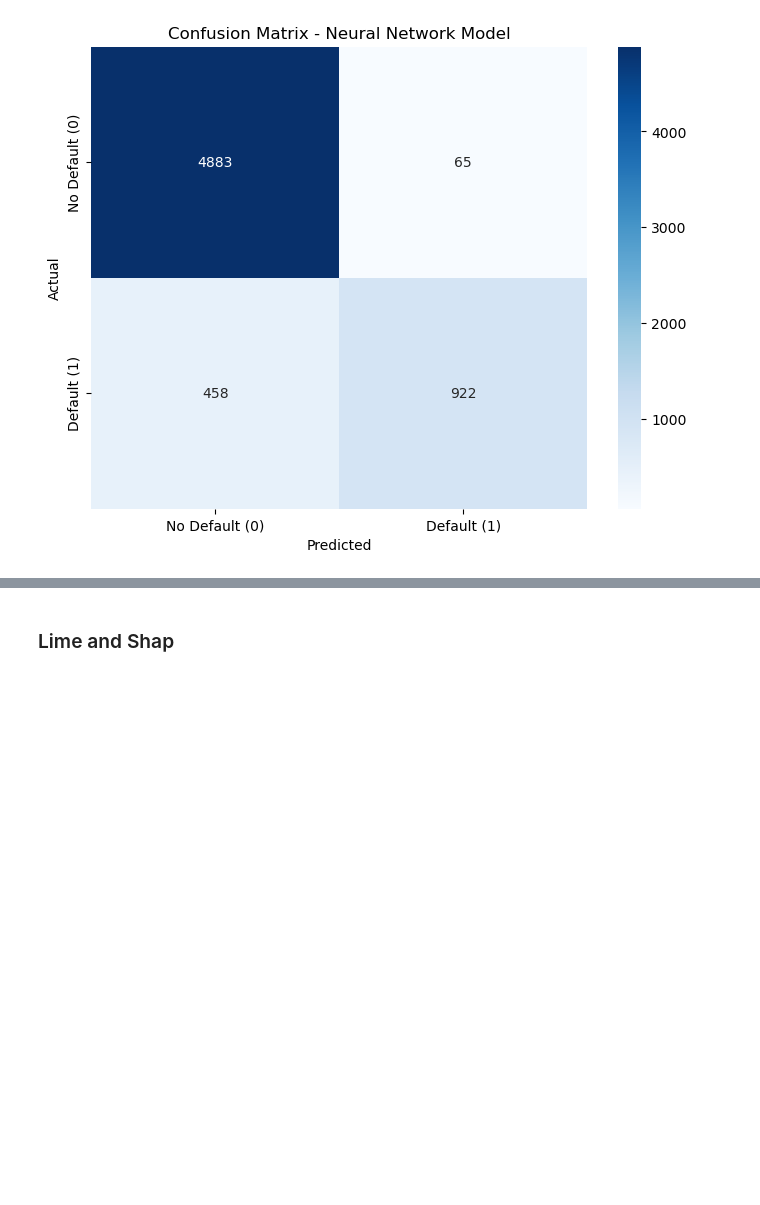
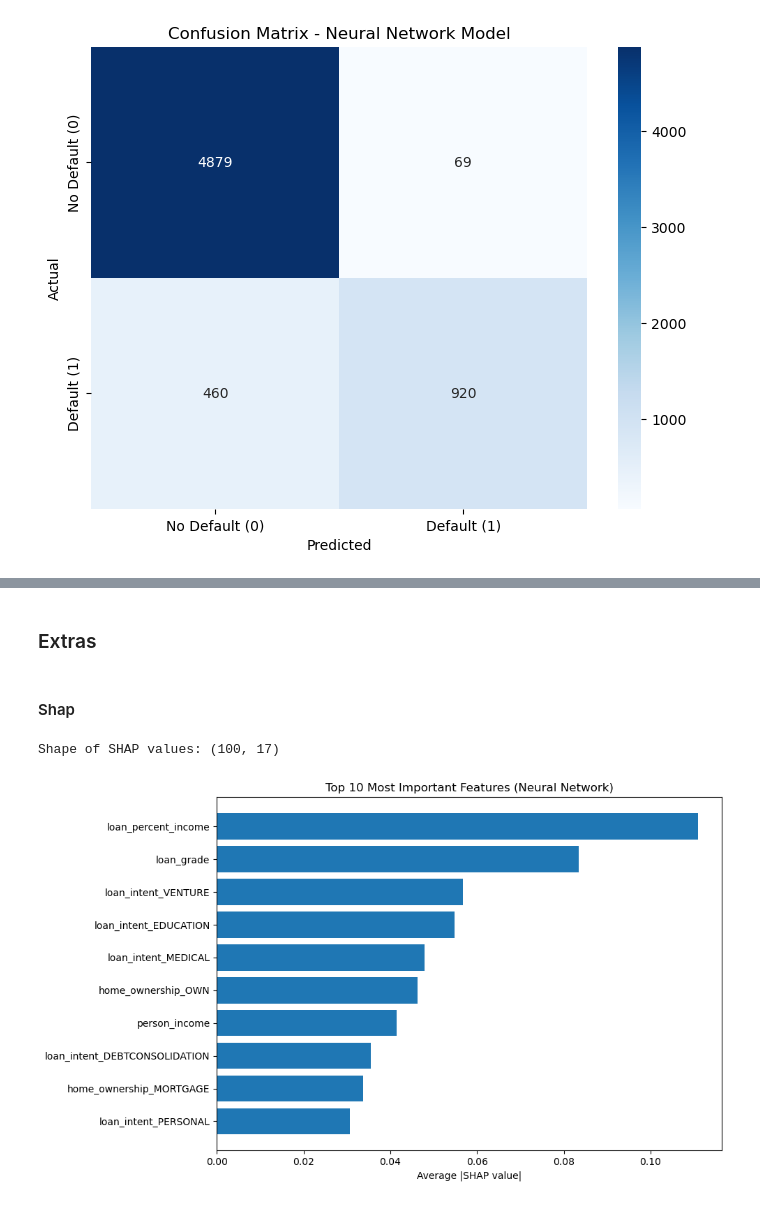
Before and after one commit to Notplays/Credit-Risk, a Jupyter notebook: notebook.ipynb, the cells around one changed output, grey strips where cells are left out. Saved outputs shown, nothing was run; the diff lists cells and outputs as text; code cells hidden in the pictures; blank space fills up the shorter version.

Commit message:
shap

```diff
--- a/notebook.ipynb
+++ b/notebook.ipynb
@@ -645,11 +635,5 @@ print(f1)
 # %%
 from sklearn.metrics import f1_score
-
-# Scale the test data using the same scaler from training
-scaler = StandardScaler()
-scaler.fit(X_train)
-X_test_scaled = scaler.transform(X_test)
-
 pred_probs = best_model.predict(X_test_scaled)
 predictions = (pred_probs > 0.5).astype(int)  # Convert probabilities to 0 or 1
 
@@ -683 +664,3 @@ Best model saved as "best_nn_model.keras"
+# %%
+best_model = keras.models.load_model('best_nn_model.keras')
 # %% [markdown]
@@ -685,2 +668,4 @@ para fazer - 2.selecionar o melhor modelo; 1. usar NN aquilo de explicar cada el
+# %% [markdown]
+### Extras
 # %% [markdown]
-### Lime and Shap
+#### Shap
@@ -686,0 +674,40 @@ para fazer - 2.selecionar o melhor modelo; 1. usar NN aquilo de explicar cada el
+# %%
+# Create a function that returns probabilities (SHAP works better with probabilities)
+def model_predict(X):
+    return best_model.predict(X).flatten()
+
+# Initialize SHAP explainer with a subset of training data as background
+# Using 100 samples for faster computation
+background_data = X_train_scaled[:100]
+explainer = shap.DeepExplainer(best_model, background_data)
+
+# Calculate SHAP values for a subset of test data (first 100 samples for speed)
+test_sample = X_test_scaled[:100]
+shap_values = explainer.shap_values(test_sample)
+shap_values = shap_values[:, :, 0]
+print(f"Shape of SHAP values: {shap_values.shape}")
+# %% [output]
+Shape of SHAP values: (100, 17)
+# %%
+feature_names = data.drop('loan_status', axis=1).columns.tolist()
+# %%
+# 3. Feature importance ranking
+feature_importance = np.abs(shap_values).mean(axis=0)
+importance_df = pd.DataFrame({
+    'feature': feature_names,
+    'importance': feature_importance
+}).sort_values('importance', ascending=False)
+
+
+# Plot top 10 features
+plt.figure(figsize=(10, 6))
+top_10 = importance_df.head(10)
+plt.barh(range(len(top_10)), top_10['importance'])
+plt.yticks(range(len(top_10)), top_10['feature'])
+plt.xlabel('Average |SHAP value|')
+plt.title('Top 10 Most Important Features (Neural Network)')
+plt.gca().invert_yaxis()
+plt.tight_layout()
+plt.show()
+# %% [output]
+[figure, added]
```
Also changed, not shown: parts of 20 cells of this notebook.
